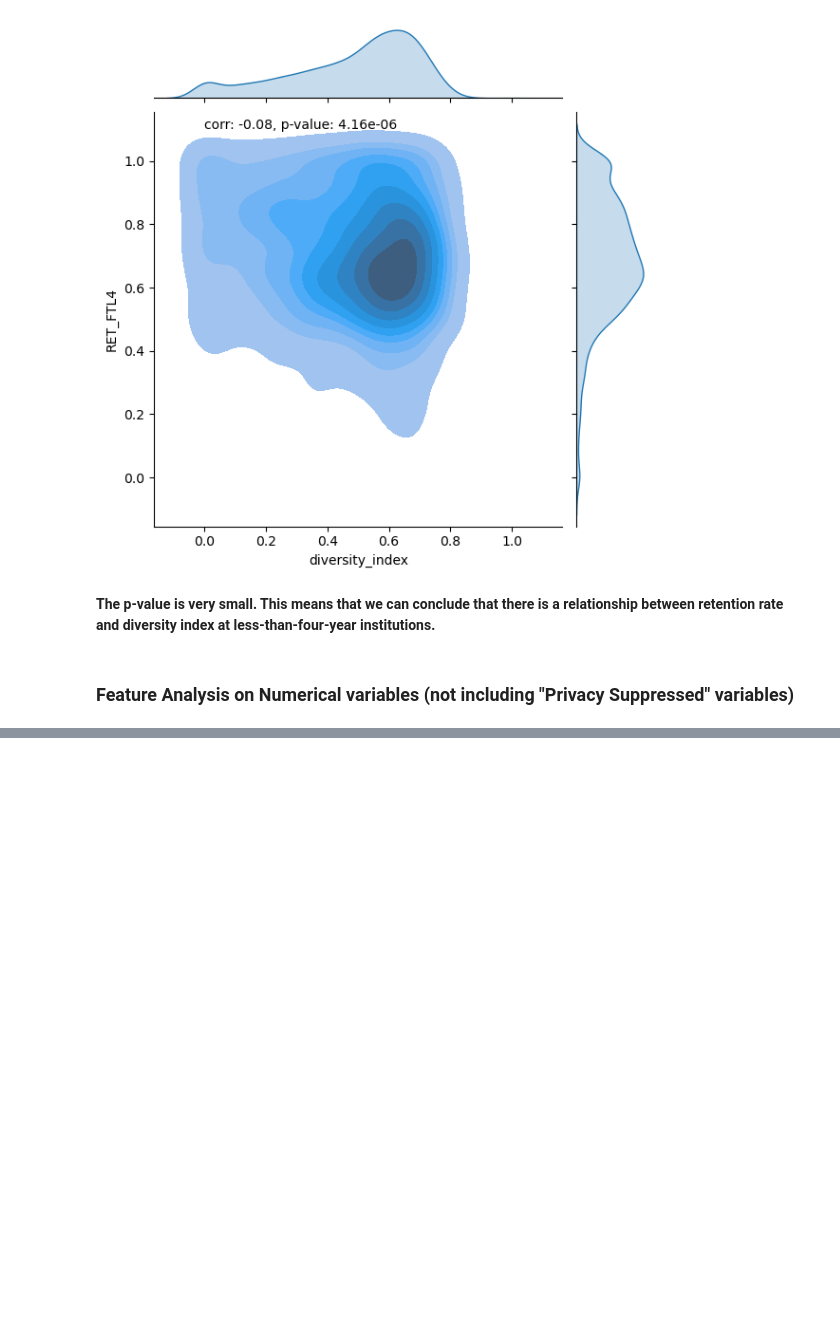
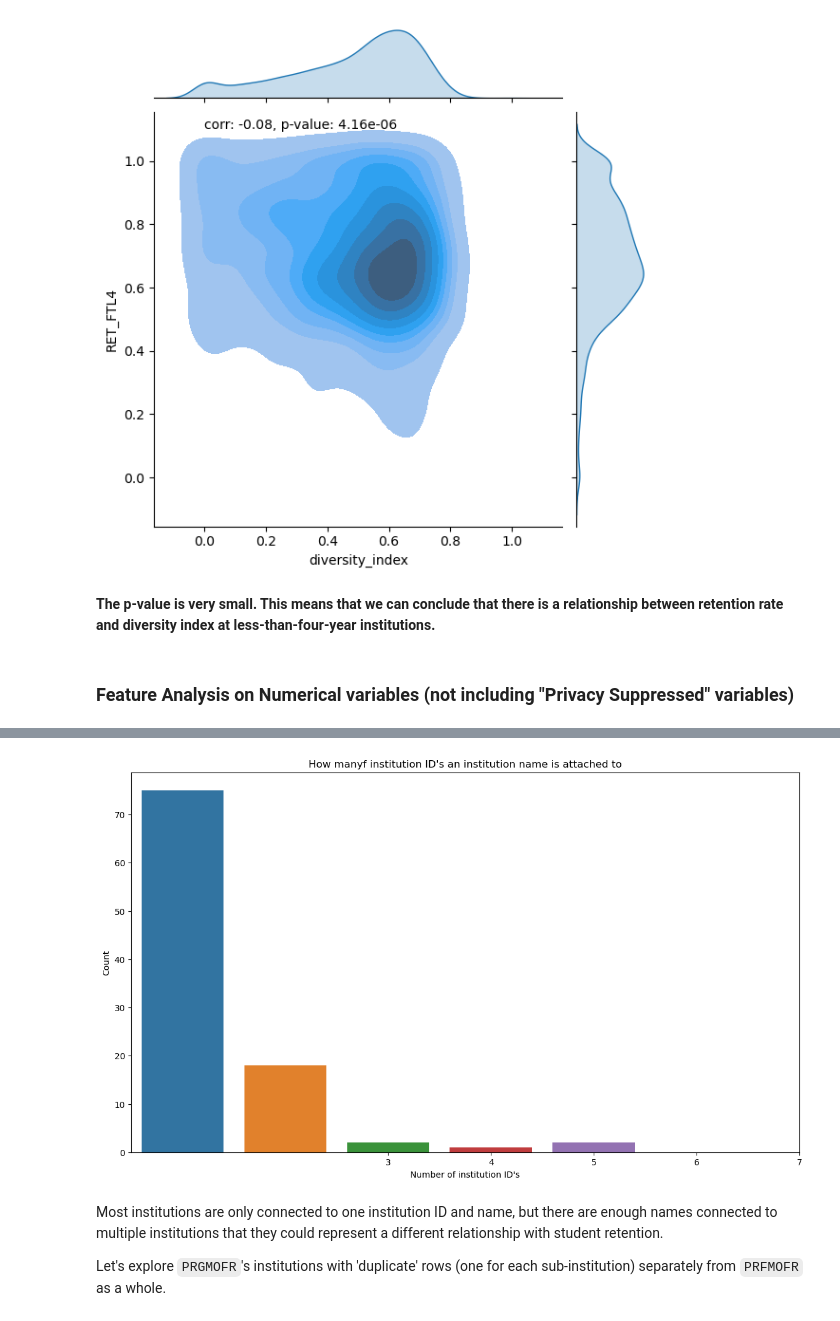
Before and after one commit to UCB-stat-159-s23/project-Group11, a Jupyter notebook: Exploratory_Analysis.ipynb, the cells around one changed output, grey strips where cells are left out. Cells and saved outputs as stored; diff of their text form; code cells hidden in the pictures; blank space fills up the shorter version.

````diff
--- a/Exploratory_Analysis.ipynb
+++ b/Exploratory_Analysis.ipynb
@@ -504,0 +496,21 @@ compute_feature_importance(clean_data, 'RET_FTL4')
+# %%
+#find the number of schools by the same name
+duplicates_by_instnm = data.groupby("INSTNM").UNITID.count().sort_values(ascending=False)
+duplicates = duplicates_by_instnm[duplicates_by_instnm>1]
+counts = duplicates.value_counts().sort_index()
+
+# bar plot of how many institution ID's a name is attached to
+ax = plt.subplot()
+sns.barplot(x=counts.index, y=counts)
+ax.set_title("How manyf institution ID's an institution name is attached to")
+ax.set_ylabel("Count")
+ax.set_xlabel("Number of institution ID's")
+ax.set_xticks(np.arange(2, 7, dtype=int))
+ax.set_xticklabels(duplicates.value_counts().sort_index().index.values+1)
+ax.grid(False);
+# %% [output]
+[figure, added]
+# %% [markdown]
+Most institutions are only connected to one institution ID and name, but there are enough names connected to multiple institutions that they could represent a different relationship with student retention.
+
+Let's explore ```PRGMOFR```'s institutions with 'duplicate' rows (one for each sub-institution) separately from ```PRFMOFR``` as a whole.
````
Also changed, not shown: parts of 51 cells of this notebook.
